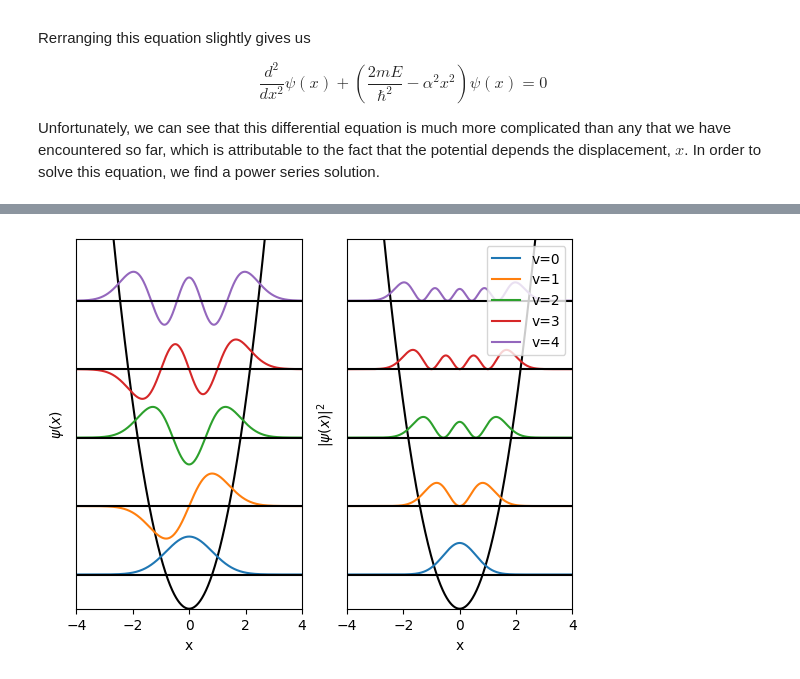
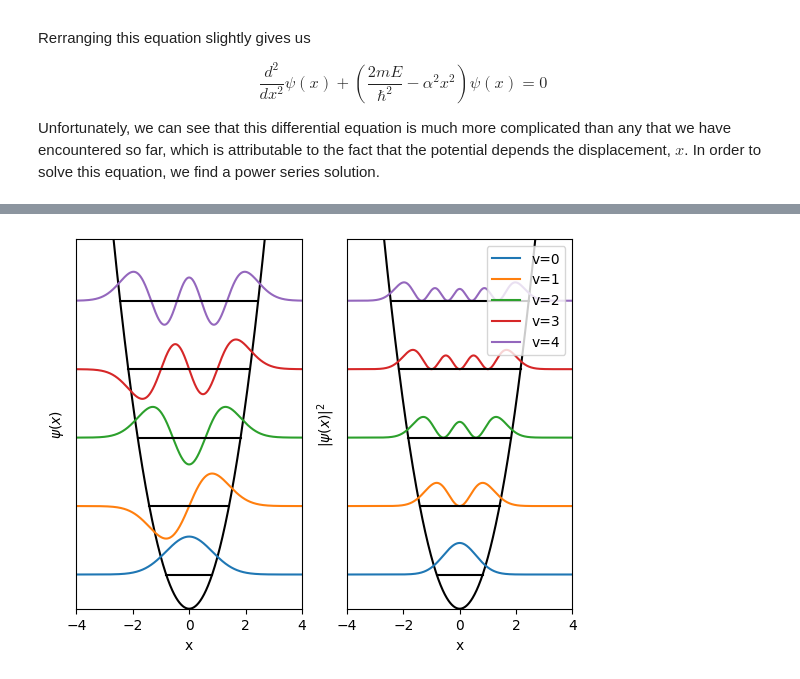
Before and after one commit to deprincelab/deprincelab.github.io, a Jupyter notebook: tutorials/jupyter_notebooks/vibration/vibration.ipynb, the cells around one changed output, grey strips where cells are left out. Drawn from its saved outputs; the diff is of its cells as text; code cells hidden in the pictures.

```diff
--- a/tutorials/jupyter_notebooks/vibration/vibration.ipynb
+++ b/tutorials/jupyter_notebooks/vibration/vibration.ipynb
@@ -495,74 +500,88 @@ where $H_v$ represents a special polynomial function called a Hermite polynomial
 # %%
+# for hermite polynomials
 import scipy
+
+# for the factorial function
 import math
 
-H_2 = scipy.special.hermite(4)
-
+# displacements
 x = np.arange(-4, 4.01, 0.01)
 
+# arbitrary parameters
 alpha = 1.5
 hbar = 1.0
 m = 1.0
 
-
+# frequency and angular frequency
 nu = alpha / ( 2 * np.pi * m / hbar)
 omega = nu * 2 * np.pi
 
 # potential
 potential = 2 * m * nu**2 * np.pi**2 * x**2
 
+# energy, eigenfunctions, and turning points
 wfn = []
 energy = []
+x_tp = []
 for v in range (0, 5):
+    # hermite polynomial
     H_v = scipy.special.hermite(v)
+
+    # normalization constant
     N_v = ( 2**v * math.factorial(v))**(-0.5) * (alpha/np.pi)**0.25
+
+    # wave function
     psi_v = N_v * np.exp(-alpha*x**2/2) * H_v(alpha**0.5 * x)
+
     wfn.append(psi_v)
 
-    energy.append(hbar * omega * ( v + 0.5))
+    # energy
+    my_energy = hbar * omega * ( v + 0.5)
+    energy.append(my_energy)
 
+    # turning point E = V(x) = 1/2 k x^2 = 2 m nu^2 pi^2 x^2
+    my_x = np.sqrt(my_energy / (2 * m * nu**2 * np.pi**2 ))
+    x_tp.append(my_x)
 
 fig, (ax1, ax2) = plt.subplots(1, 2)
 
 ax1.set_yticks(ticks=[])
 ax1.set_ylabel(r'$\psi(x)$')
 ax1.set_xlabel('x')
+
 ax1.plot(x, potential, color = 'black')
+
 ax1.plot(x, wfn[0] + energy[0], label = 'v=0')
 ax1.plot(x, wfn[1] + energy[1], label = 'v=1')
 ax1.plot(x, wfn[2] + energy[2], label = 'v=2')
 ax1.plot(x, wfn[3] + energy[3], label = 'v=3')
 ax1.plot(x, wfn[4] + energy[4], label = 'v=4')
 
-ax1.axhline(y=energy[0], color='black')
-ax1.axhline(y=energy[1], color='black')
-ax1.axhline(y=energy[2], color='black')
-ax1.axhline(y=energy[3], color='black')
-ax1.axhline(y=energy[4], color='black')
+for i in range (0, 5):
+    ax1.plot([-x_tp[i], x_tp[i]], [energy[i], energy[i]], color='black')
 
 ax1.set_ylim(0, energy[4] * 1.2)
 ax1.set_xlim(-4, 4)
 
 ax2.set_yticks(ticks=[])
 ax2.set_ylabel(r'$|\psi(x)|^2$')
 ax2.set_xlabel('x')
+
 ax2.plot(x, potential, color = 'black')
+
 ax2.plot(x, wfn[0]**2 + energy[0], label = 'v=0')
 ax2.plot(x, wfn[1]**2 + energy[1], label = 'v=1')
 ax2.plot(x, wfn[2]**2 + energy[2], label = 'v=2')
 ax2.plot(x, wfn[3]**2 + energy[3], label = 'v=3')
 ax2.plot(x, wfn[4]**2 + energy[4], label = 'v=4')
 
+for i in range (0, 5):
+    ax2.plot([-x_tp[i], x_tp[i]], [energy[i], energy[i]], color='black')
+
 ax2.set_ylim(0, energy[4] * 1.2)
 ax2.set_xlim(-4, 4)
 
-ax2.axhline(y=energy[0], color='black')
-ax2.axhline(y=energy[1], color='black')
-ax2.axhline(y=energy[2], color='black')
-ax2.axhline(y=energy[3], color='black')
-ax2.axhline(y=energy[4], color='black')
-
 plt.legend(loc='upper right')
 plt.show()
 # %% [output]
-[figure, old version]
+[figure, new version]
```
Also changed, not shown: parts of 11 cells of this notebook.
